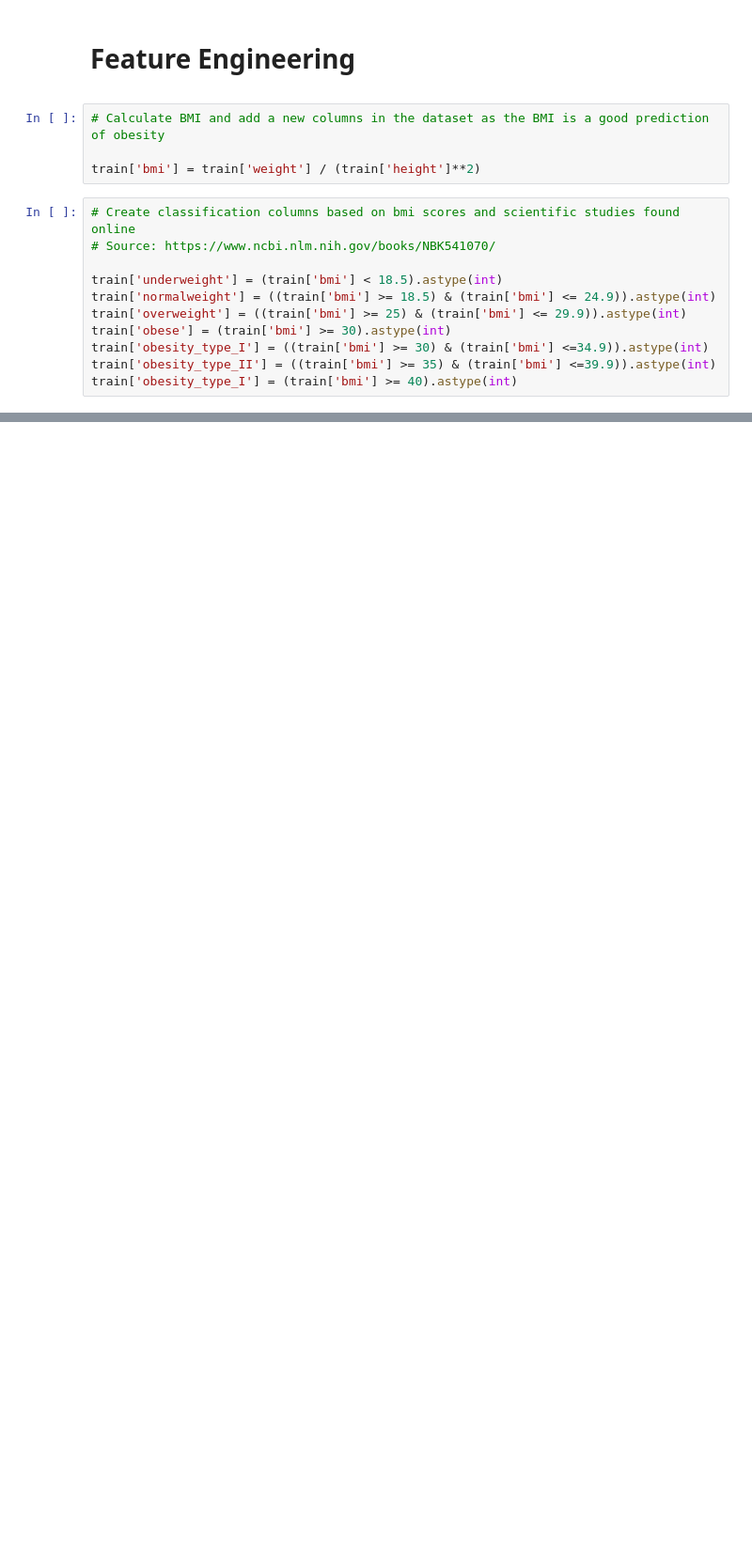
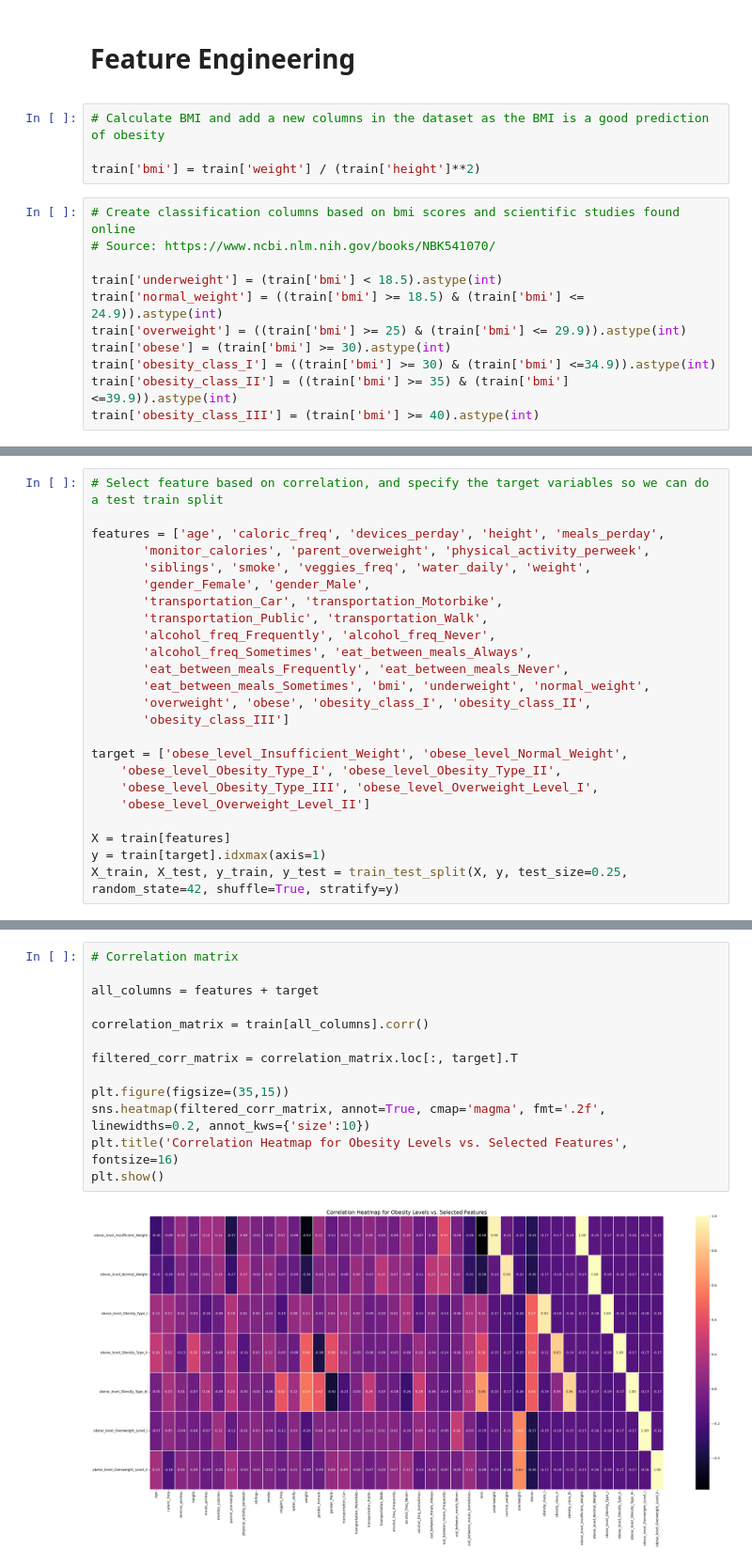
Before and after one commit to Imphatvn/Machine_learning_1, a Jupyter notebook: ML_1_CODE.ipynb, the cells around one changed output, grey strips where cells are left out. Shown at 94% size. Saved outputs shown, nothing was run; the diff lists cells and outputs as text; blank space fills up the shorter version.

Commit message:
fearure_selection + model__tunning  + final model implementaion + testing

```diff
--- a/ML_1_CODE.ipynb
+++ b/ML_1_CODE.ipynb
@@ -410,12 +411,12 @@ train['bmi'] = train['weight'] / (train['height']**2)
 # Source: https://www.ncbi.nlm.nih.gov/books/NBK541070/
 
 train['underweight'] = (train['bmi'] < 18.5).astype(int)
-train['normalweight'] = ((train['bmi'] >= 18.5) & (train['bmi'] <= 24.9)).astype(int)
+train['normal_weight'] = ((train['bmi'] >= 18.5) & (train['bmi'] <= 24.9)).astype(int)
 train['overweight'] = ((train['bmi'] >= 25) & (train['bmi'] <= 29.9)).astype(int)
 train['obese'] = (train['bmi'] >= 30).astype(int)
-train['obesity_type_I'] = ((train['bmi'] >= 30) & (train['bmi'] <=34.9)).astype(int)
-train['obesity_type_II'] = ((train['bmi'] >= 35) & (train['bmi'] <=39.9)).astype(int)
-train['obesity_type_I'] = (train['bmi'] >= 40).astype(int)
+train['obesity_class_I'] = ((train['bmi'] >= 30) & (train['bmi'] <=34.9)).astype(int)
+train['obesity_class_II'] = ((train['bmi'] >= 35) & (train['bmi'] <=39.9)).astype(int)
+train['obesity_class_III'] = (train['bmi'] >= 40).astype(int)
 # %%
 train.columns # Check all columns
 # %% [output]
@@ -437,0 +456,24 @@ Index(['id', 'age', 'caloric_freq', 'devices_perday', 'height', 'meals_perday',
+# %%
+# Select feature based on correlation, and specify the target variables so we can do a test train split
+
+features = ['age', 'caloric_freq', 'devices_perday', 'height', 'meals_perday',
+       'monitor_calories', 'parent_overweight', 'physical_activity_perweek',
+       'siblings', 'smoke', 'veggies_freq', 'water_daily', 'weight',
+       'gender_Female', 'gender_Male',
+       'transportation_Car', 'transportation_Motorbike',
+       'transportation_Public', 'transportation_Walk',
+       'alcohol_freq_Frequently', 'alcohol_freq_Never',
+       'alcohol_freq_Sometimes', 'eat_between_meals_Always',
+       'eat_between_meals_Frequently', 'eat_between_meals_Never',
+       'eat_between_meals_Sometimes', 'bmi', 'underweight', 'normal_weight',
+       'overweight', 'obese', 'obesity_class_I', 'obesity_class_II',
+       'obesity_class_III']
+
+target = ['obese_level_Insufficient_Weight', 'obese_level_Normal_Weight',
+    'obese_level_Obesity_Type_I', 'obese_level_Obesity_Type_II',
+    'obese_level_Obesity_Type_III', 'obese_level_Overweight_Level_I',
+    'obese_level_Overweight_Level_II']
+
+X = train[features]
+y = train[target].idxmax(axis=1)
+X_train, X_test, y_train, y_test = train_test_split(X, y, test_size=0.25, random_state=42, shuffle=True, stratify=y)
@@ -437,0 +600,15 @@ Index(['id', 'age', 'caloric_freq', 'devices_perday', 'height', 'meals_perday',
+# %%
+# Correlation matrix
+
+all_columns = features + target
+
+correlation_matrix = train[all_columns].corr()
+
+filtered_corr_matrix = correlation_matrix.loc[:, target].T
+
+plt.figure(figsize=(35,15))
+sns.heatmap(filtered_corr_matrix, annot=True, cmap='magma', fmt='.2f', linewidths=0.2, annot_kws={'size':10})
+plt.title('Correlation Heatmap for Obesity Levels vs. Selected Features', fontsize=16)
+plt.show()
+# %% [output]
+[figure, added]
```
Also changed, not shown: parts of 32 cells of this notebook, 2 other files.
